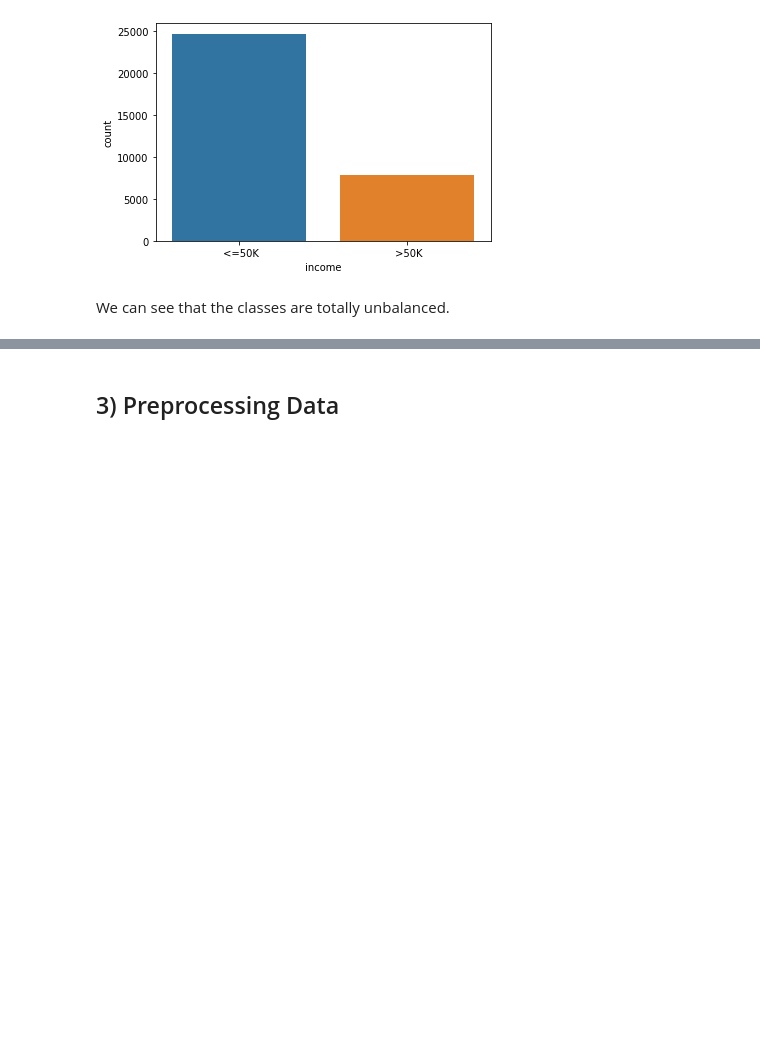
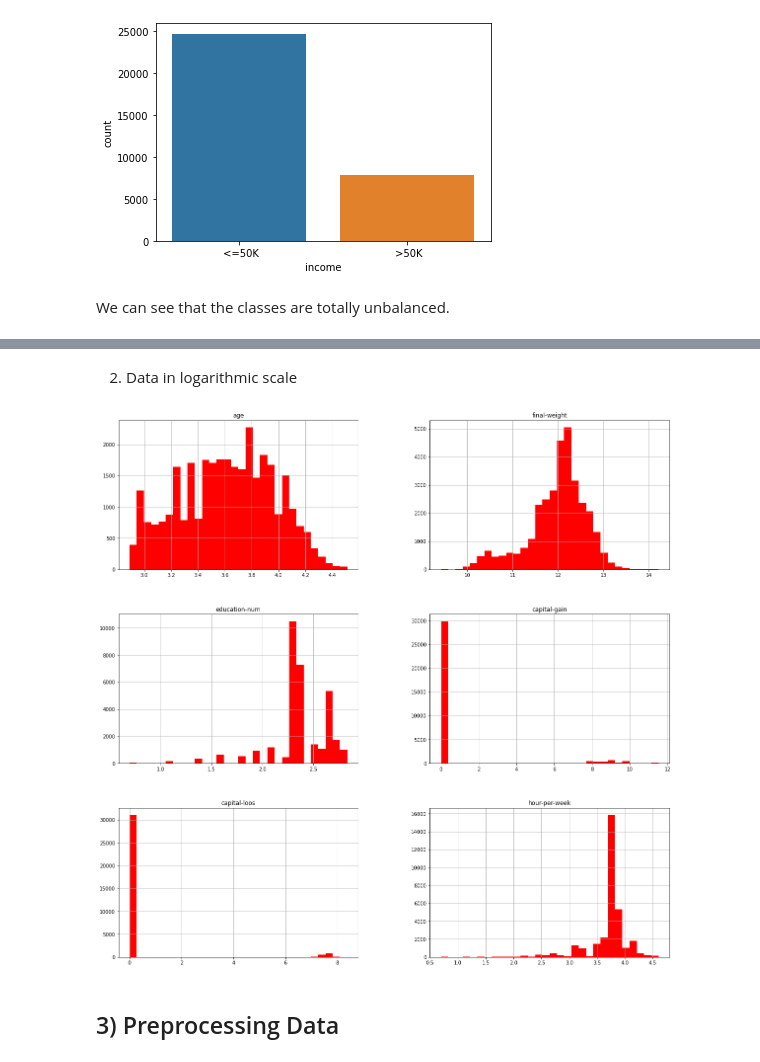
Before and after one commit to Mario-RJunior/census-analysis, a Jupyter notebook: census.ipynb, the cells around one changed output, grey strips where cells are left out. Drawn from its saved outputs; the diff is of its cells as text; code cells hidden in the pictures; blank space fills up the shorter version.

```diff
--- a/census.ipynb
+++ b/census.ipynb
@@ -185,3 +192,13 @@ We can see that the classes are totally unbalanced.
+# %% [markdown]
+2. Data in logarithmic scale
+# %%
+# Creating a dataframe containing numerical data
+df_numeric = df[['age', 'final-weight',	'education-num', 'capital-gain', 'capital-loos', 'hour-per-week']]
+
+# Plot histogram
+np.log1p(df_numeric).hist(bins=30, figsize=(20,20), color='r');
+# %% [output]
+[figure, added]
 # %% [markdown]
 ## 3) Preprocessing Data
 # %% [markdown]
```
Also changed, not shown: parts of 2 cells of this notebook.
